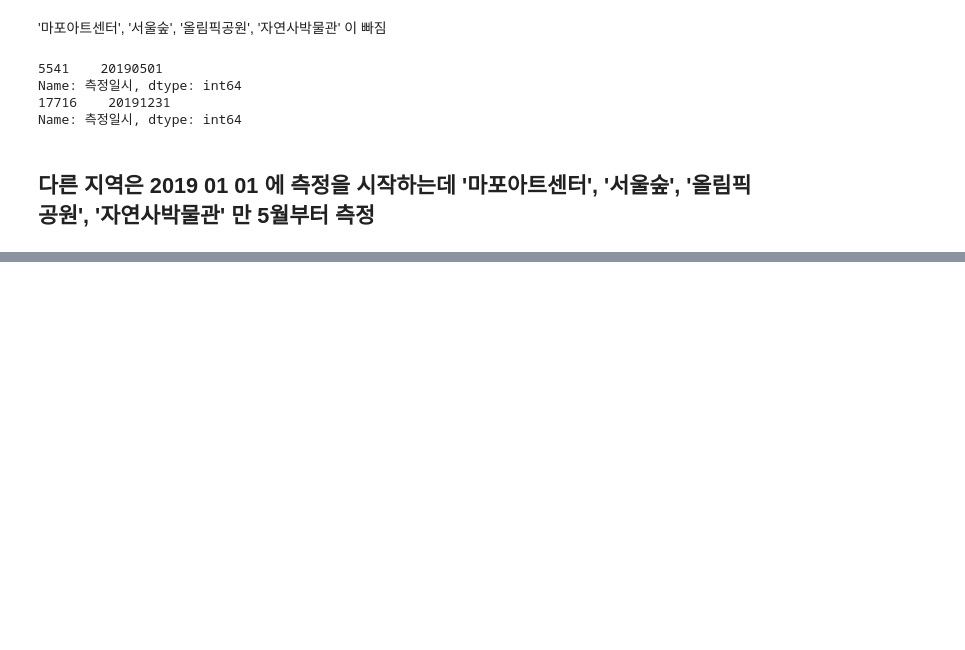
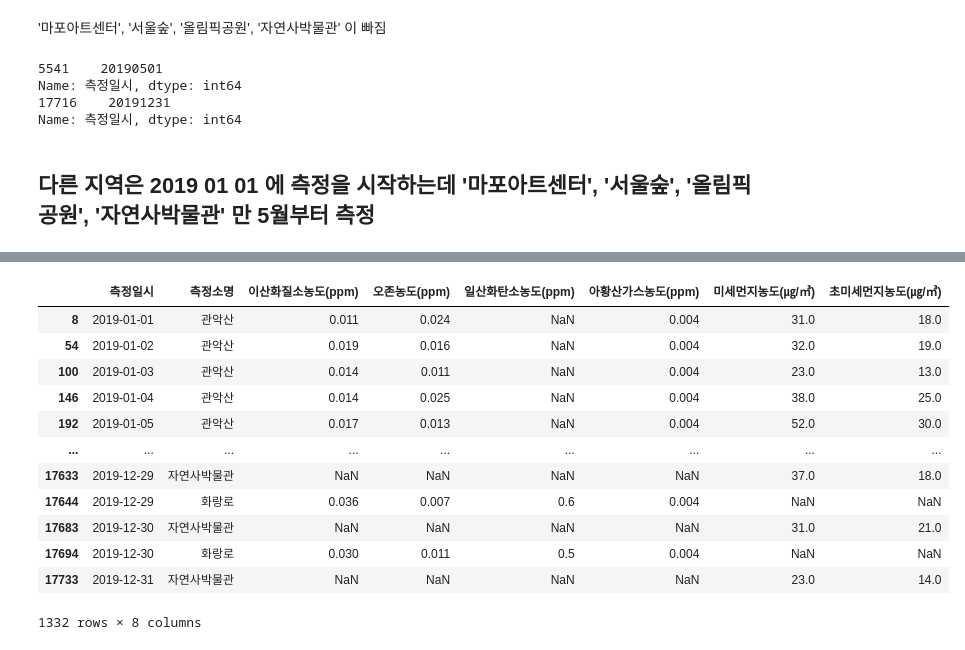
Before and after one commit to CodeArt-Team/MLcompetetion, a Jupyter notebook: 공모전/서울GovTech/생활환경개선/데이터보기.ipynb, the cells around one changed output, grey strips where cells are left out. Saved outputs shown, nothing was run; the diff lists cells and outputs as text; code cells hidden in the pictures; blank space fills up the shorter version.

```diff
--- a/공모전/서울GovTech/생활환경개선/데이터보기.ipynb
+++ b/공모전/서울GovTech/생활환경개선/데이터보기.ipynb
@@ -167,0 +205,16 @@ Name: 측정일시, Length: 365, dtype: int64
+# %%
+대기오염카피[대기오염카피.isna().any(axis=1)]
+# %% [output]
+|  | 측정일시 | 측정소명 | 이산화질소농도(ppm) | 오존농도(ppm) | 일산화탄소농도(ppm) | 아황산가스농도(ppm) | 미세먼지농도(㎍/㎥) | 초미세먼지농도(㎍/㎥) |
+| 8 | 2019-01-01 | 관악산 | 0.011 | 0.024 | NaN | 0.004 | 31.0 | 18.0 |
+| 54 | 2019-01-02 | 관악산 | 0.019 | 0.016 | NaN | 0.004 | 32.0 | 19.0 |
+| 100 | 2019-01-03 | 관악산 | 0.014 | 0.011 | NaN | 0.004 | 23.0 | 13.0 |
+| 146 | 2019-01-04 | 관악산 | 0.014 | 0.025 | NaN | 0.004 | 38.0 | 25.0 |
+| 192 | 2019-01-05 | 관악산 | 0.017 | 0.013 | NaN | 0.004 | 52.0 | 30.0 |
+| ... | ... | ... | ... | ... | ... | ... | ... | ... |
+| 17633 | 2019-12-29 | 자연사박물관 | NaN | NaN | NaN | NaN | 37.0 | 18.0 |
+| 17644 | 2019-12-29 | 화랑로 | 0.036 | 0.007 | 0.6 | 0.004 | NaN | NaN |
+| 17683 | 2019-12-30 | 자연사박물관 | NaN | NaN | NaN | NaN | 31.0 | 21.0 |
+| 17694 | 2019-12-30 | 화랑로 | 0.030 | 0.011 | 0.5 | 0.004 | NaN | NaN |
+| 17733 | 2019-12-31 | 자연사박물관 | NaN | NaN | NaN | NaN | 23.0 | 14.0 |
+1332 rows × 8 columns
```
Also changed, not shown: parts of 12 cells of this notebook.
